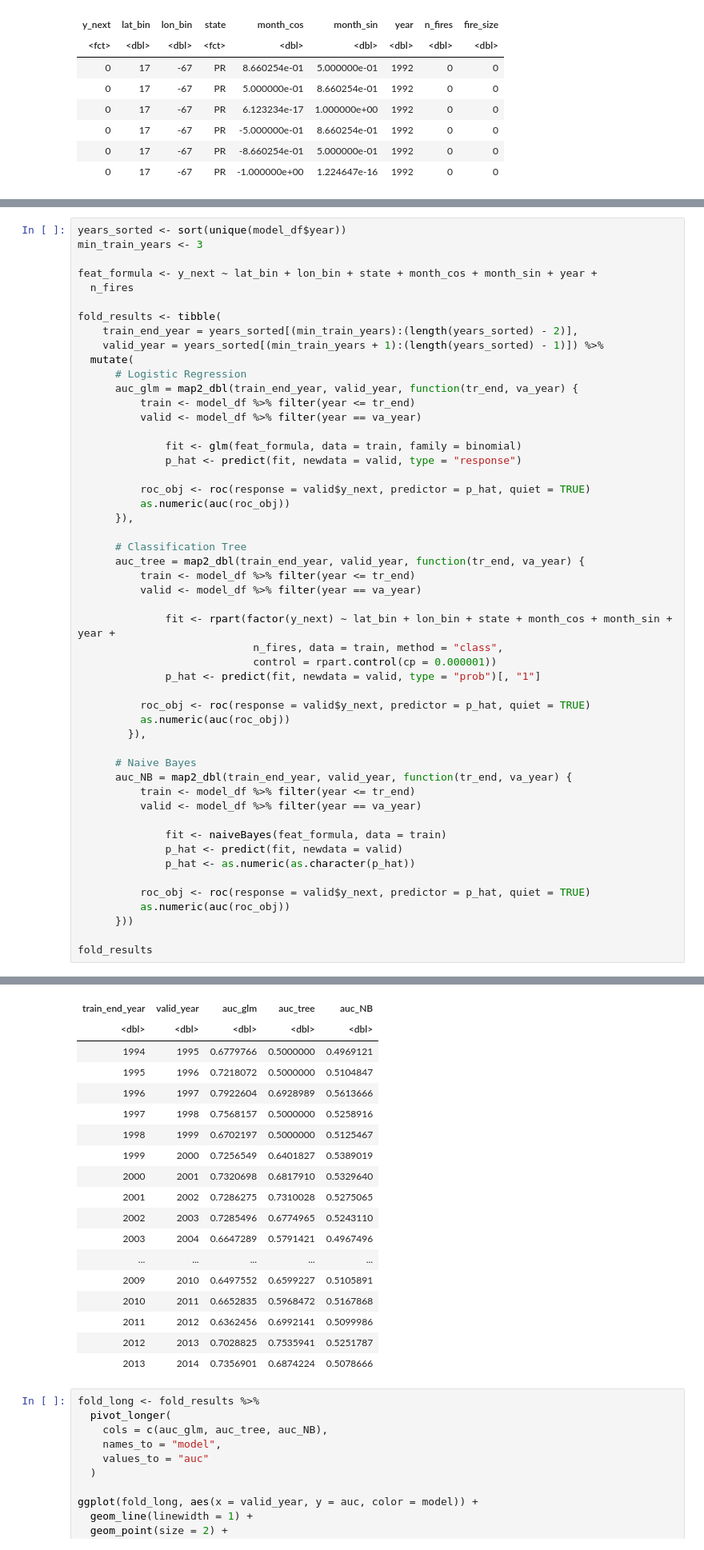
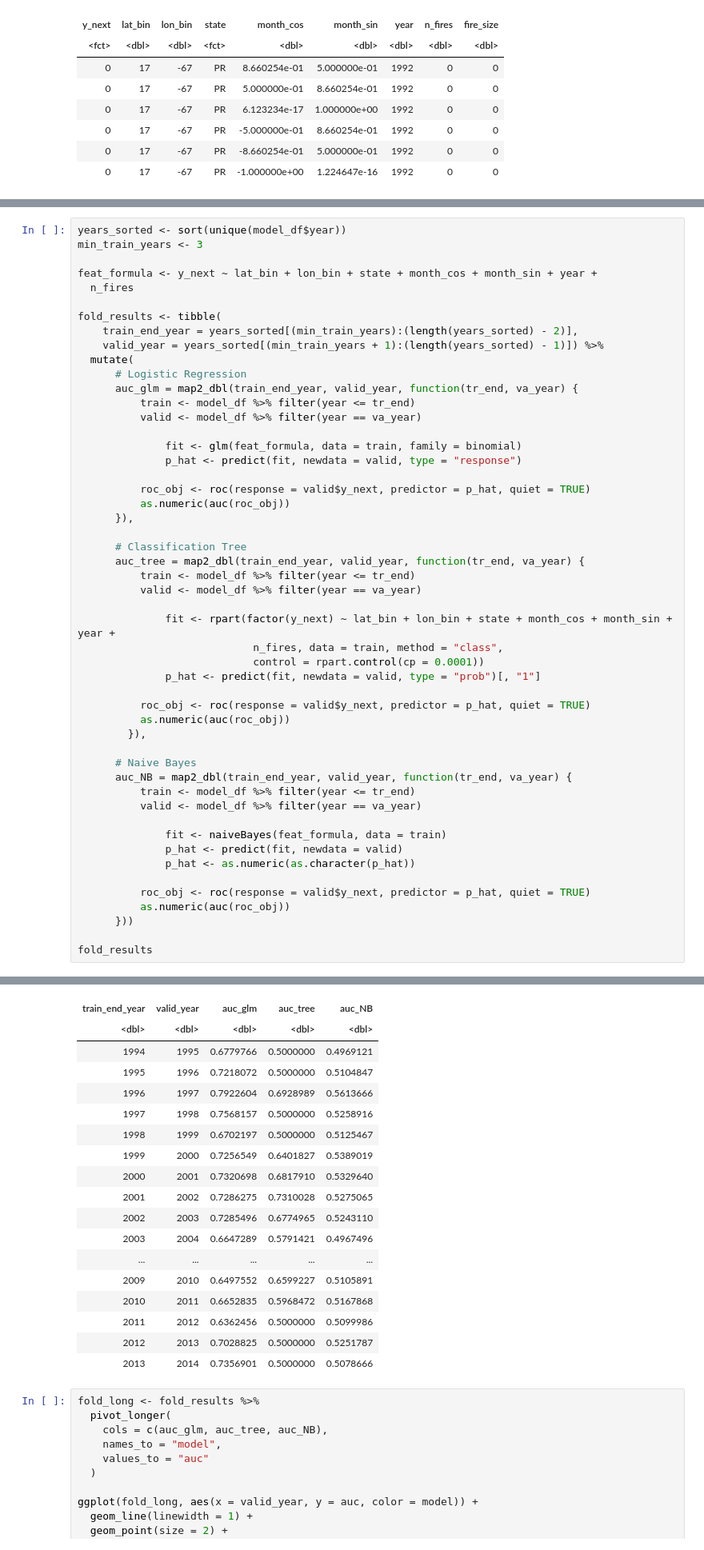
Before and after one commit to trinhhoangtrangthy-cpu/STA141AW26_Final_Project, a Jupyter notebook: Final_report_description.ipynb, the cells around one changed output, grey strips where cells are left out. Shown at 80% size. Saved outputs shown, nothing was run; the diff lists cells and outputs as text.

```diff
--- a/Final_report_description.ipynb
+++ b/Final_report_description.ipynb
@@ -485,7 +482,7 @@ fold_results <- tibble(
 
               fit <- rpart(factor(y_next) ~ lat_bin + lon_bin + state + month_cos + month_sin + year +
                             n_fires, data = train, method = "class",
-                            control = rpart.control(cp = 0.000001))
+                            control = rpart.control(cp = 0.0001))
               p_hat <- predict(fit, newdata = valid, type = "prob")[, "1"]
 
           roc_obj <- roc(response = valid$y_next, predictor = p_hat, quiet = TRUE)
@@ -496,36 +493,36 @@ fold_results <- tibble(
       auc_NB = map2_dbl(train_end_year, valid_year, function(tr_end, va_year) {
           train <- model_df %>% filter(year <= tr_end)
           valid <- model_df %>% filter(year == va_year)
 
               fit <- naiveBayes(feat_formula, data = train)
               p_hat <- predict(fit, newdata = valid)
               p_hat <- as.numeric(as.character(p_hat))
 
           roc_obj <- roc(response = valid$y_next, predictor = p_hat, quiet = TRUE)
           as.numeric(auc(roc_obj))
       }))
 
 fold_results
 # %% [output]
 A tibble: 20 × 5
 | train_end_year | valid_year | auc_glm | auc_tree | auc_NB |
 | <dbl> | <dbl> | <dbl> | <dbl> | <dbl> |
 | 1994 | 1995 | 0.6779766 | 0.5000000 | 0.4969121 |
 | 1995 | 1996 | 0.7218072 | 0.5000000 | 0.5104847 |
 | 1996 | 1997 | 0.7922604 | 0.6928989 | 0.5613666 |
 | 1997 | 1998 | 0.7568157 | 0.5000000 | 0.5258916 |
 | 1998 | 1999 | 0.6702197 | 0.5000000 | 0.5125467 |
 | 1999 | 2000 | 0.7256549 | 0.6401827 | 0.5389019 |
 | 2000 | 2001 | 0.7320698 | 0.6817910 | 0.5329640 |
 | 2001 | 2002 | 0.7286275 | 0.7310028 | 0.5275065 |
 | 2002 | 2003 | 0.7285496 | 0.6774965 | 0.5243110 |
 | 2003 | 2004 | 0.6647289 | 0.5791421 | 0.4967496 |
 | ... | ... | ... | ... | ... |
 | 2009 | 2010 | 0.6497552 | 0.6599227 | 0.5105891 |
 | 2010 | 2011 | 0.6652835 | 0.5968472 | 0.5167868 |
-| 2011 | 2012 | 0.6362456 | 0.6992141 | 0.5099986 |
-| 2012 | 2013 | 0.7028825 | 0.7535941 | 0.5251787 |
-| 2013 | 2014 | 0.7356901 | 0.6874224 | 0.5078666 |
+| 2011 | 2012 | 0.6362456 | 0.5000000 | 0.5099986 |
+| 2012 | 2013 | 0.7028825 | 0.5000000 | 0.5251787 |
+| 2013 | 2014 | 0.7356901 | 0.5000000 | 0.5078666 |
 # %%
 fold_long <- fold_results %>%
   pivot_longer(
```
Also changed, not shown: parts of 41 cells of this notebook.
